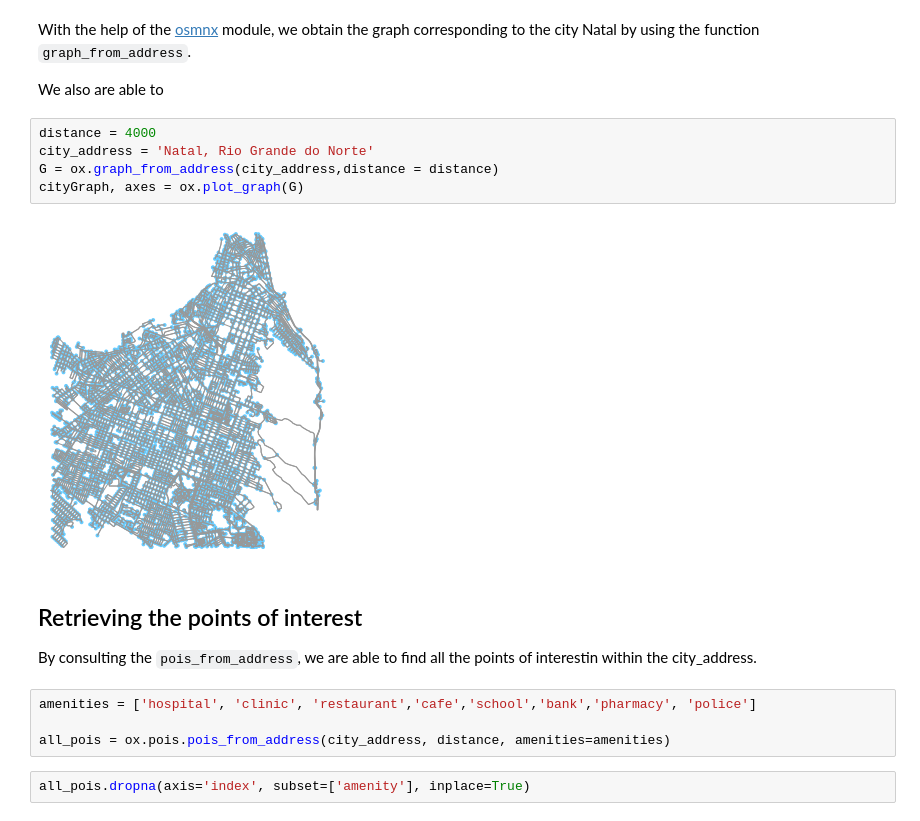
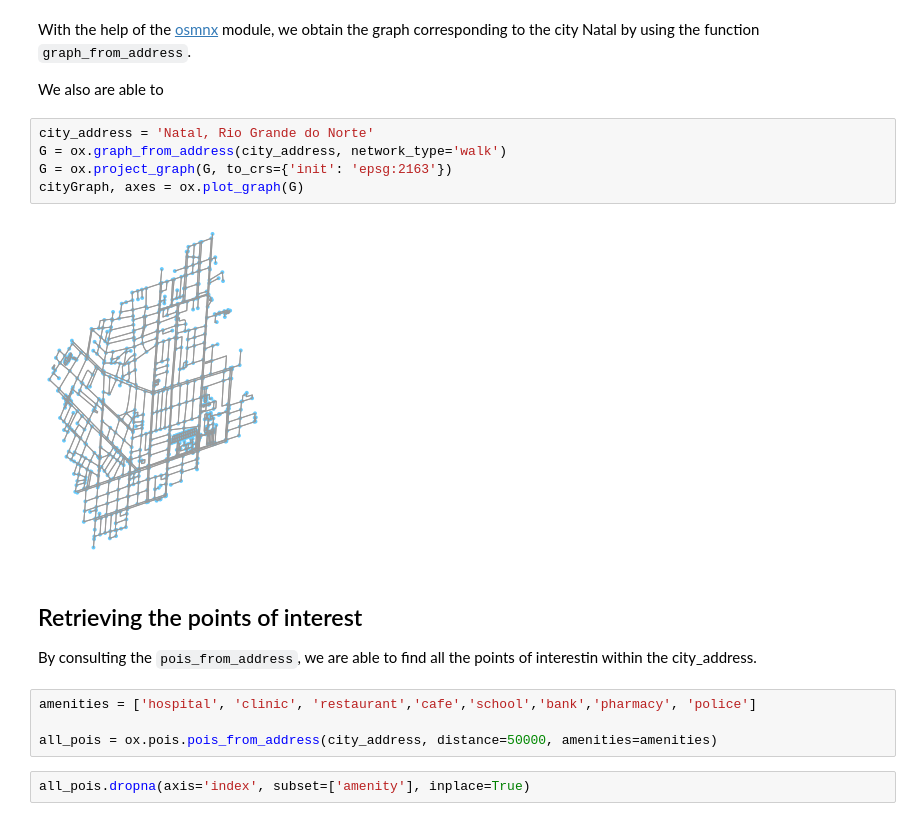
Before and after one commit to nymarya/the-walking-distance, a Jupyter notebook: noteboooks/Building_the_dataset.ipynb, the cells around one changed output. Cells and saved outputs as stored; diff of their text form.

Commit message:
fix distances

```diff
--- a/noteboooks/Building_the_dataset.ipynb
+++ b/noteboooks/Building_the_dataset.ipynb
@@ -303,12 +302,12 @@ With the help of the [osmnx](https://osmnx.readthedocs.io/en/stable/osmnx.html)
 
 We also are able to
 # %%
-distance = 4000
 city_address = 'Natal, Rio Grande do Norte'
-G = ox.graph_from_address(city_address,distance = distance)
+G = ox.graph_from_address(city_address, network_type='walk')
+G = ox.project_graph(G, to_crs={'init': 'epsg:2163'})
 cityGraph, axes = ox.plot_graph(G)
 # %% [output]
-[figure, old version]
+[figure, new version]
 # %% [markdown]
 ## Retrieving the points of interest
 
@@ -316,7 +315,7 @@ By consulting the `pois_from_address`, we are able to find all the points of int
 # %%
 amenities = ['hospital', 'clinic', 'restaurant','cafe','school','bank','pharmacy', 'police']
 
-all_pois = ox.pois.pois_from_address(city_address, distance, amenities=amenities)
+all_pois = ox.pois.pois_from_address(city_address, distance=50000, amenities=amenities)
 # %%
 all_pois.dropna(axis='index', subset=['amenity'], inplace=True)
 # %%
```
Also changed, not shown: parts of 5 cells of this notebook.
